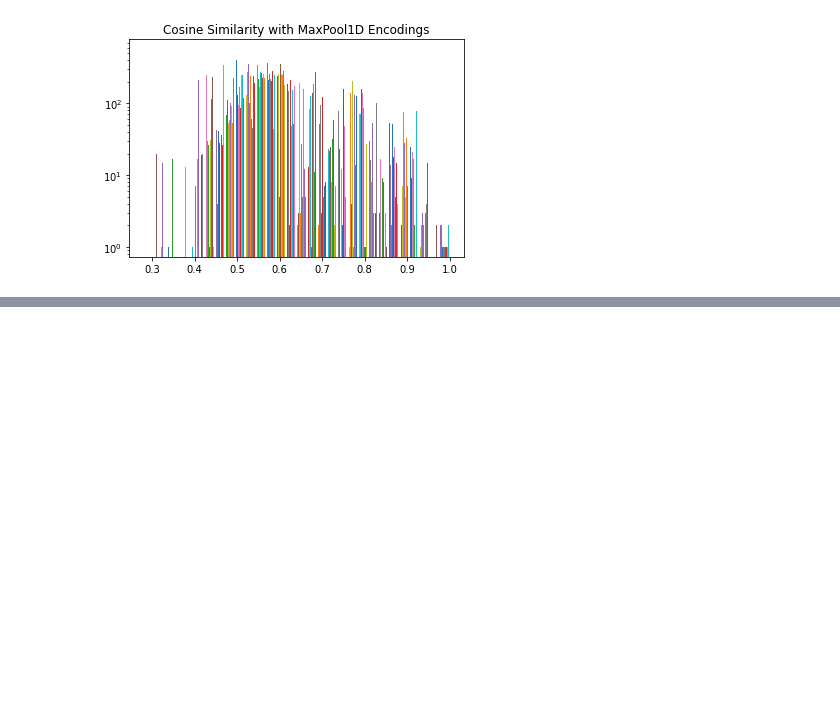
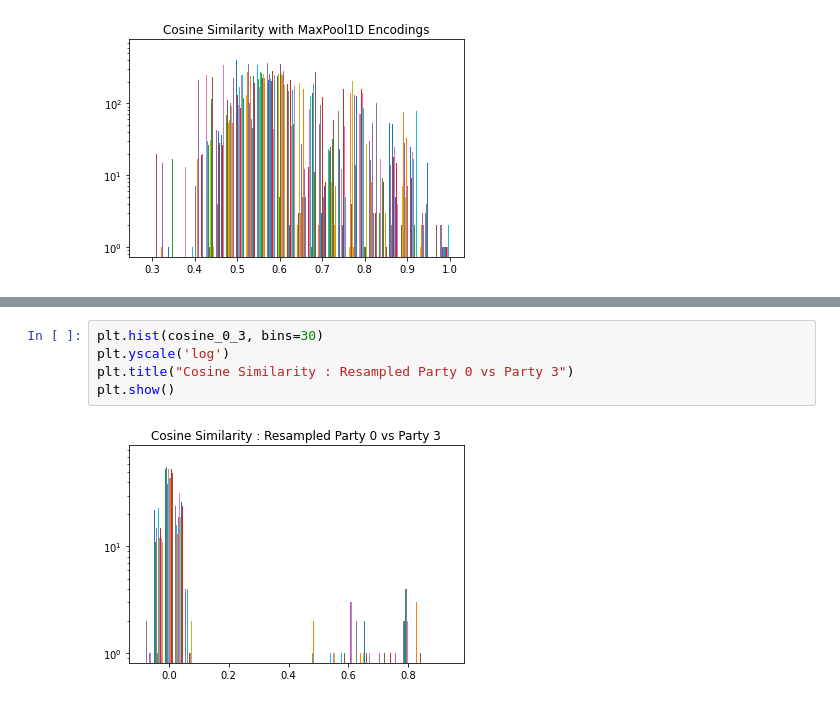
Before and after one commit to bhershdu/nlp_legislation_prediction, a Jupyter notebook: data_preparation/data_exploration.ipynb, the cells around one changed output, grey strips where cells are left out. Drawn from its saved outputs; the diff is of its cells as text; blank space fills up the shorter version.

```diff
--- a/data_preparation/data_exploration.ipynb
+++ b/data_preparation/data_exploration.ipynb
@@ -259,0 +291,7 @@ The MaxPool1D returns a better set of differences between the encodings
+# %%
+plt.hist(cosine_0_3, bins=30)
+plt.yscale('log')
+plt.title("Cosine Similarity : Resampled Party 0 vs Party 3")
+plt.show()
+# %% [output]
+[figure, added]
```
Also changed, not shown: parts of 20 cells of this notebook.
